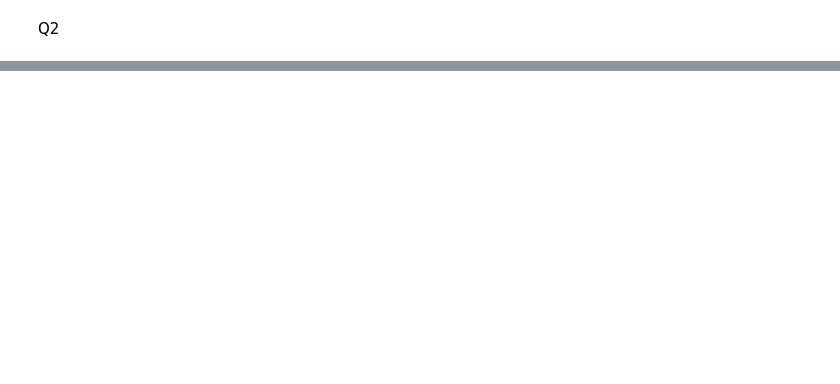
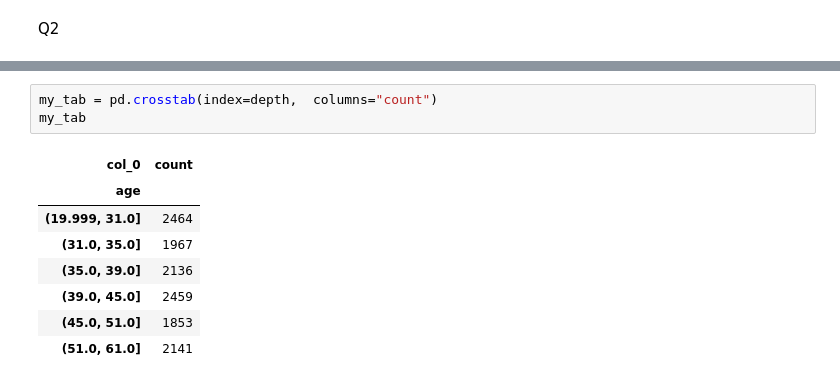
Before and after one commit to gefenk9/DataScience, a Jupyter notebook: ex1.ipynb, the cells around one changed output, grey strips where cells are left out. Saved outputs shown, nothing was run; the diff lists cells and outputs as text; blank space fills up the shorter version.

```diff
--- a/ex1.ipynb
+++ b/ex1.ipynb
@@ -120,0 +189,12 @@ Q2
+# %%
+my_tab = pd.crosstab(index=depth,  columns="count")
+my_tab
+# %% [output]
+| col_0 | count |
+| age |  |
+| (19.999, 31.0] | 2464 |
+| (31.0, 35.0] | 1967 |
+| (35.0, 39.0] | 2136 |
+| (39.0, 45.0] | 2459 |
+| (45.0, 51.0] | 1853 |
+| (51.0, 61.0] | 2141 |
```
Also changed, not shown: parts of 9 cells of this notebook, 1 other file.
